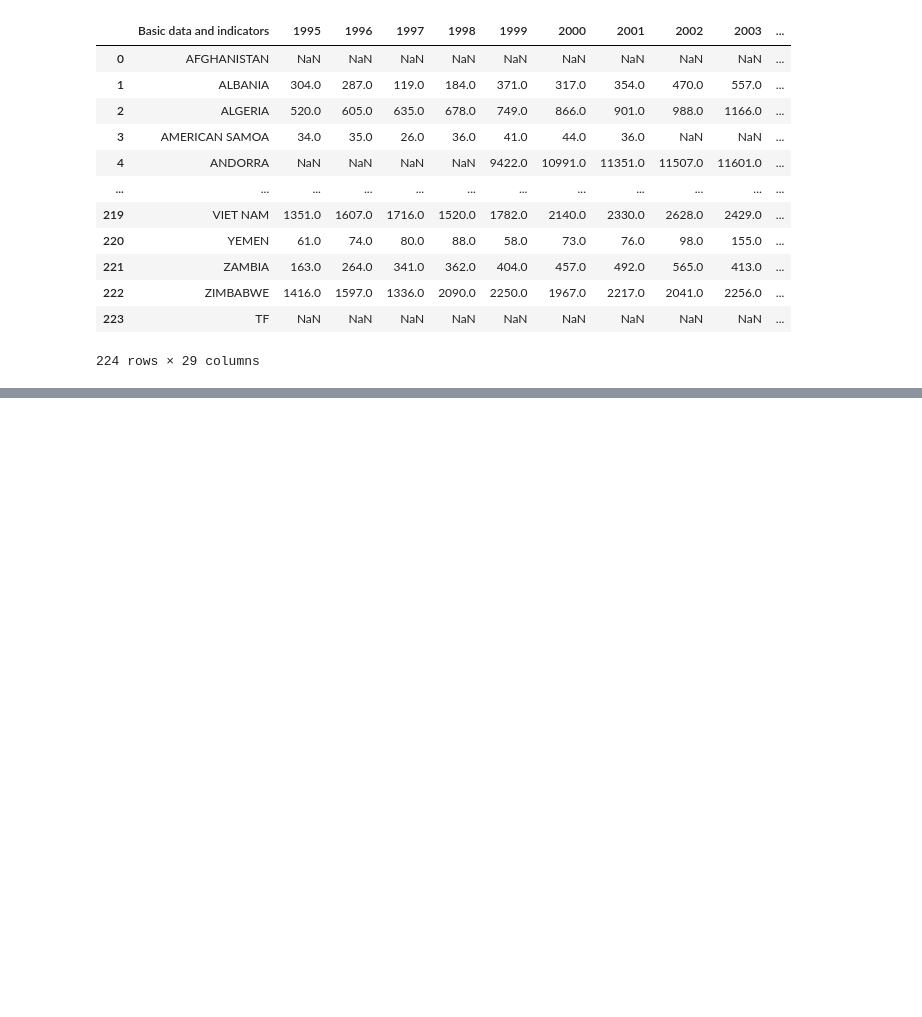
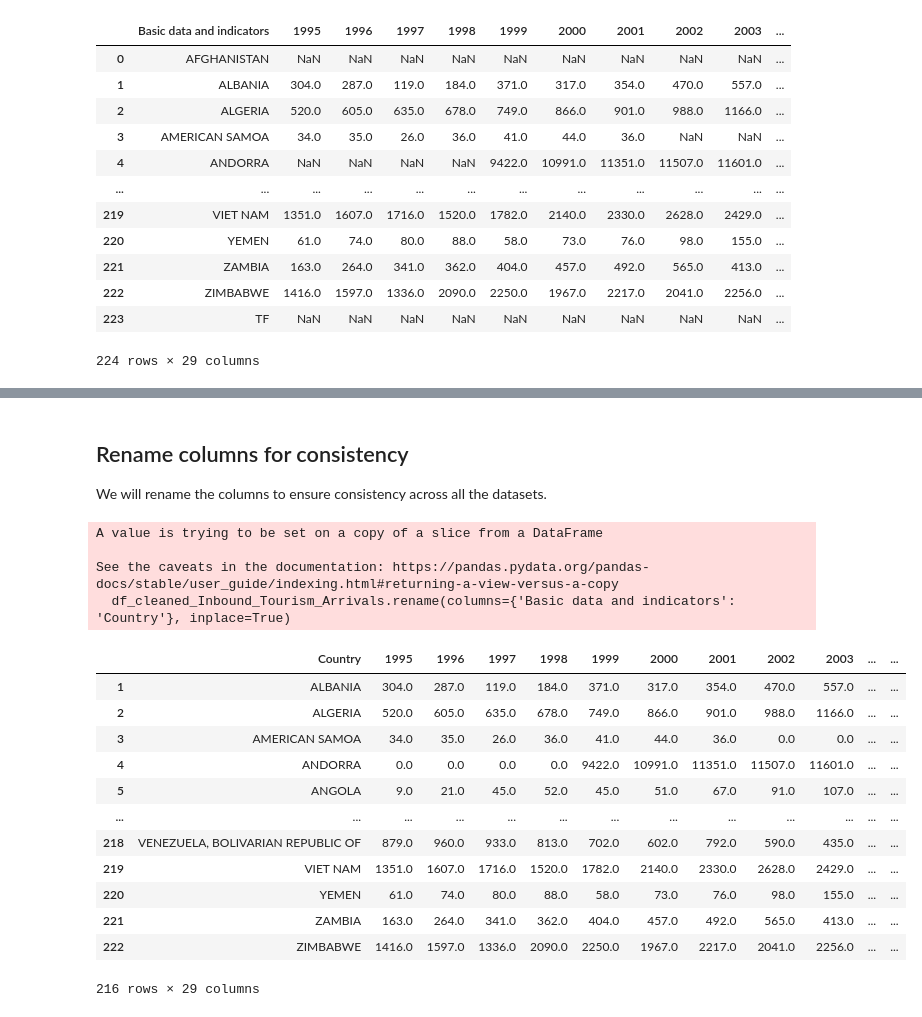
Before and after one commit to scottstossel/datasci-209-final-project, a Jupyter notebook: notebooks/Tourism_data_cleaning.ipynb, the cells around one changed output, grey strips where cells are left out. Cells and saved outputs as stored; diff of their text form; code cells hidden in the pictures; blank space fills up the shorter version.

```diff
--- a/notebooks/Tourism_data_cleaning.ipynb
+++ b/notebooks/Tourism_data_cleaning.ipynb
@@ -358,13 +360,13 @@ display(df_max_values)
 224 rows × 29 columns
 # %%
 # Drop rows where all columns (except 'Basic data and indicators') have no numerical values
-df_final_Inbound_Tourism_Arrivals = df_max_values.dropna(subset=df_max_values.columns[1:], how='all')
+df_cleaned_Inbound_Tourism_Arrivals = df_max_values.dropna(subset=df_max_values.columns[1:], how='all')
 
 # Replace missing values with 0
-df_final_Inbound_Tourism_Arrivals.fillna(0, inplace=True)
+df_cleaned_Inbound_Tourism_Arrivals.fillna(0, inplace=True)
 
-# Display the final DataFrame
-display(df_final_Inbound_Tourism_Arrivals)
+# Display the cleaned DataFrame
+display(df_cleaned_Inbound_Tourism_Arrivals)
 # %% [output]
 A value is trying to be set on a copy of a slice from a DataFrame
 
@@ -441,0 +464,25 @@ See the caveats in the documentation: https://pandas.pydata.org/pandas-docs/stab
+# %% [markdown]
+## Rename columns for consistency
+
+We will rename the columns to ensure consistency across all the datasets.
+# %%
+df_cleaned_Inbound_Tourism_Arrivals.rename(columns={'Basic data and indicators': 'Country'}, inplace=True)
+display(df_cleaned_Inbound_Tourism_Arrivals)
+# %% [output]
+A value is trying to be set on a copy of a slice from a DataFrame
+
+See the caveats in the documentation: https://pandas.pydata.org/pandas-docs/stable/user_guide/indexing.html#returning-a-view-versus-a-copy
+  df_cleaned_Inbound_Tourism_Arrivals.rename(columns={'Basic data and indicators': 'Country'}, inplace=True)
+|  | Country | 1995 | 1996 | 1997 | 1998 | 1999 | 2000 | 2001 | 2002 | 2003 | ... | ... |
+| 1 | ALBANIA | 304.0 | 287.0 | 119.0 | 184.0 | 371.0 | 317.0 | 354.0 | 470.0 | 557.0 | ... | ... |
+| 2 | ALGERIA | 520.0 | 605.0 | 635.0 | 678.0 | 749.0 | 866.0 | 901.0 | 988.0 | 1166.0 | ... | ... |
+| 3 | AMERICAN SAMOA | 34.0 | 35.0 | 26.0 | 36.0 | 41.0 | 44.0 | 36.0 | 0.0 | 0.0 | ... | ... |
+| 4 | ANDORRA | 0.0 | 0.0 | 0.0 | 0.0 | 9422.0 | 10991.0 | 11351.0 | 11507.0 | 11601.0 | ... | ... |
+| 5 | ANGOLA | 9.0 | 21.0 | 45.0 | 52.0 | 45.0 | 51.0 | 67.0 | 91.0 | 107.0 | ... | ... |
+| ... | ... | ... | ... | ... | ... | ... | ... | ... | ... | ... | ... | ... |
+| 218 | VENEZUELA, BOLIVARIAN REPUBLIC OF | 879.0 | 960.0 | 933.0 | 813.0 | 702.0 | 602.0 | 792.0 | 590.0 | 435.0 | ... | ... |
+| 219 | VIET NAM | 1351.0 | 1607.0 | 1716.0 | 1520.0 | 1782.0 | 2140.0 | 2330.0 | 2628.0 | 2429.0 | ... | ... |
+| 220 | YEMEN | 61.0 | 74.0 | 80.0 | 88.0 | 58.0 | 73.0 | 76.0 | 98.0 | 155.0 | ... | ... |
+| 221 | ZAMBIA | 163.0 | 264.0 | 341.0 | 362.0 | 404.0 | 457.0 | 492.0 | 565.0 | 413.0 | ... | ... |
+| 222 | ZIMBABWE | 1416.0 | 1597.0 | 1336.0 | 2090.0 | 2250.0 | 1967.0 | 2217.0 | 2041.0 | 2256.0 | ... | ... |
+216 rows × 29 columns
```
Also changed, not shown: parts of 21 cells of this notebook, 3 other files.
